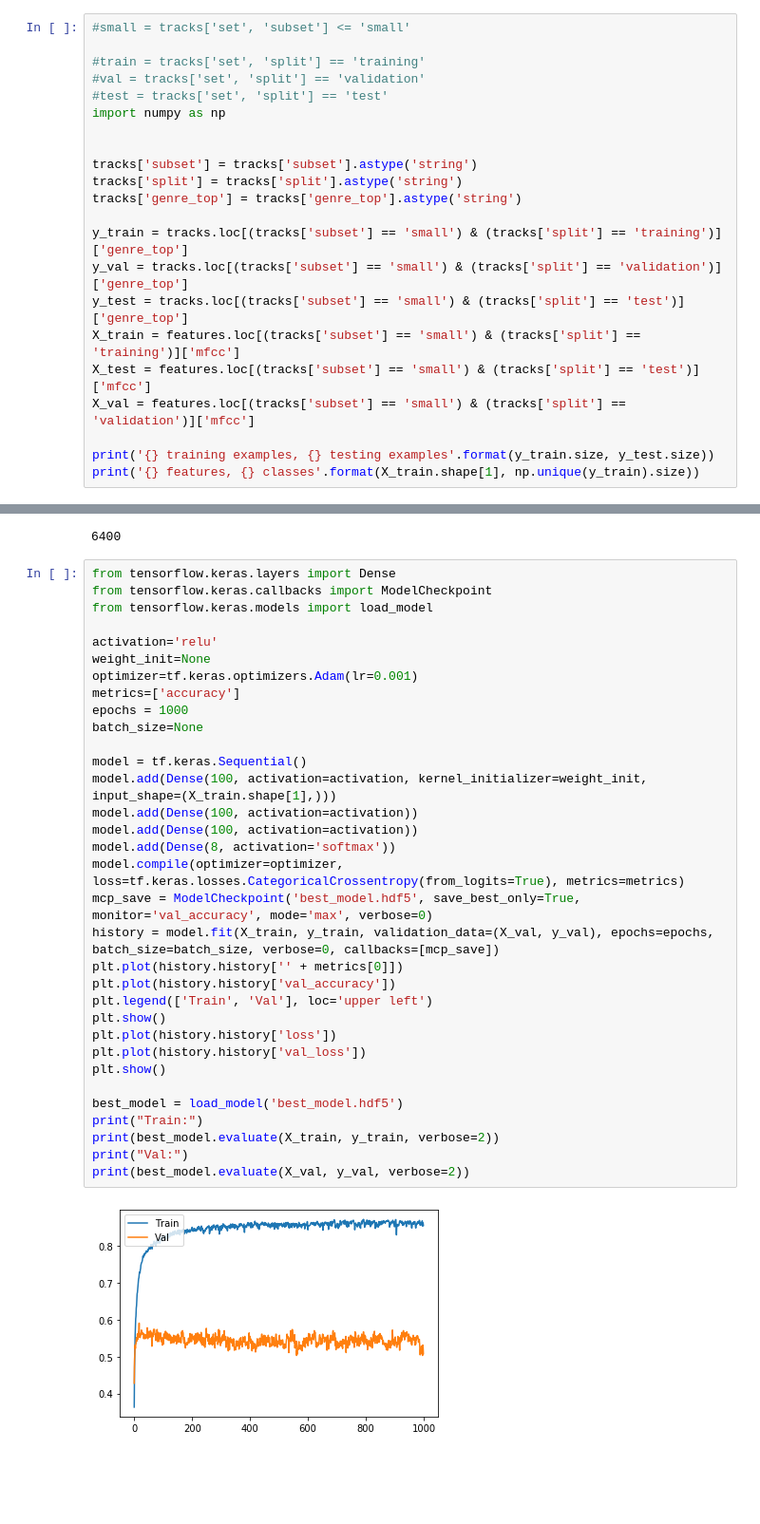
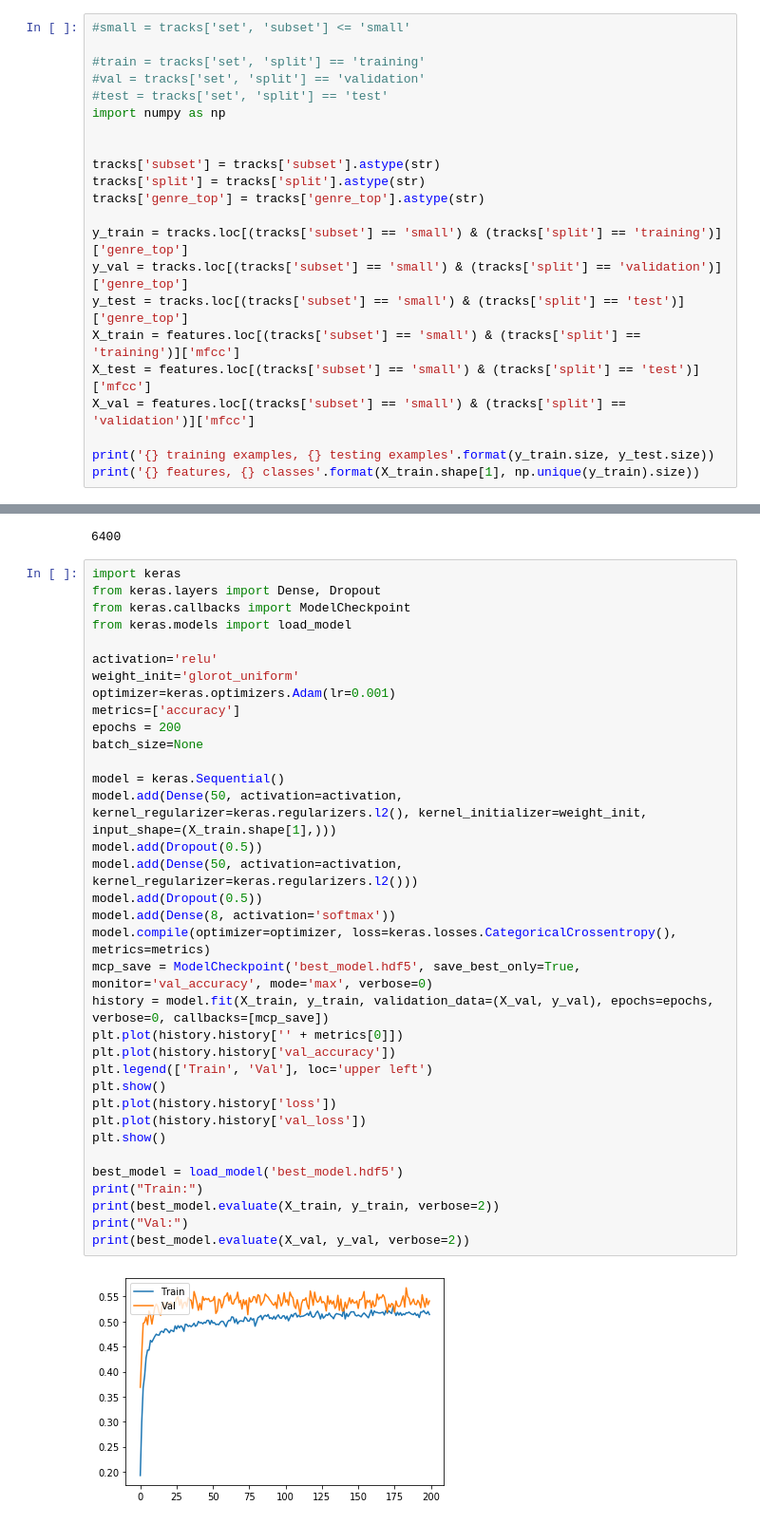
Before and after one commit to kikwon/fma_project, a Jupyter notebook: Basic_arch_mfcc_from_features_csv.ipynb, the cells around one changed output, grey strips where cells are left out. Shown: that part at 95% size. Saved outputs shown, nothing was run; the diff lists cells and outputs as text; blank space fills up the shorter version.

Commit message:
Updated baseline model

```diff
--- a/Basic_arch_mfcc_from_features_csv.ipynb
+++ b/Basic_arch_mfcc_from_features_csv.ipynb
@@ -53,9 +46,9 @@ features.head()
 import numpy as np
 
 
-tracks['subset'] = tracks['subset'].astype('string')
-tracks['split'] = tracks['split'].astype('string')
-tracks['genre_top'] = tracks['genre_top'].astype('string')
+tracks['subset'] = tracks['subset'].astype(str)
+tracks['split'] = tracks['split'].astype(str)
+tracks['genre_top'] = tracks['genre_top'].astype(str)
 
 y_train = tracks.loc[(tracks['subset'] == 'small') & (tracks['split'] == 'training')]['genre_top']
 y_val = tracks.loc[(tracks['subset'] == 'small') & (tracks['split'] == 'validation')]['genre_top']
@@ -153,37 +147,39 @@ len(X_train)
 # %% [output]
 6400
 # %%
-from tensorflow.keras.layers import Dense
-from tensorflow.keras.callbacks import ModelCheckpoint
-from tensorflow.keras.models import load_model
+import keras
+from keras.layers import Dense, Dropout
+from keras.callbacks import ModelCheckpoint
+from keras.models import load_model
 
 activation='relu'
-weight_init=None
-optimizer=tf.keras.optimizers.Adam(lr=0.001)
+weight_init='glorot_uniform'
+optimizer=keras.optimizers.Adam(lr=0.001)
 metrics=['accuracy']
-epochs = 1000
+epochs = 200
 batch_size=None
 
-model = tf.keras.Sequential()
-model.add(Dense(100, activation=activation, kernel_initializer=weight_init, input_shape=(X_train.shape[1],)))
-model.add(Dense(100, activation=activation))
-model.add(Dense(100, activation=activation))
+model = keras.Sequential()
+model.add(Dense(50, activation=activation, kernel_regularizer=keras.regularizers.l2(), kernel_initializer=weight_init, input_shape=(X_train.shape[1],)))
+model.add(Dropout(0.5))
+model.add(Dense(50, activation=activation, kernel_regularizer=keras.regularizers.l2()))
+model.add(Dropout(0.5))
 model.add(Dense(8, activation='softmax'))
-model.compile(optimizer=optimizer, loss=tf.keras.losses.CategoricalCrossentropy(from_logits=True), metrics=metrics)
+model.compile(optimizer=optimizer, loss=keras.losses.CategoricalCrossentropy(), metrics=metrics)
 mcp_save = ModelCheckpoint('best_model.hdf5', save_best_only=True, monitor='val_accuracy', mode='max', verbose=0)
-history = model.fit(X_train, y_train, validation_data=(X_val, y_val), epochs=epochs, batch_size=batch_size, verbose=0, callbacks=[mcp_save])
+history = model.fit(X_train, y_train, validation_data=(X_val, y_val), epochs=epochs, verbose=0, callbacks=[mcp_save])
 plt.plot(history.history['' + metrics[0]])
 plt.plot(history.history['val_accuracy'])
 plt.legend(['Train', 'Val'], loc='upper left')
 plt.show()
 plt.plot(history.history['loss'])
 plt.plot(history.history['val_loss'])
 plt.show()
 
 best_model = load_model('best_model.hdf5')
 print("Train:")
 print(best_model.evaluate(X_train, y_train, verbose=2))
 print("Val:")
 print(best_model.evaluate(X_val, y_val, verbose=2))
 # %% [output]
-[figure, old version]
+[figure, new version]
```
Also changed, not shown: parts of 29 cells of this notebook.
